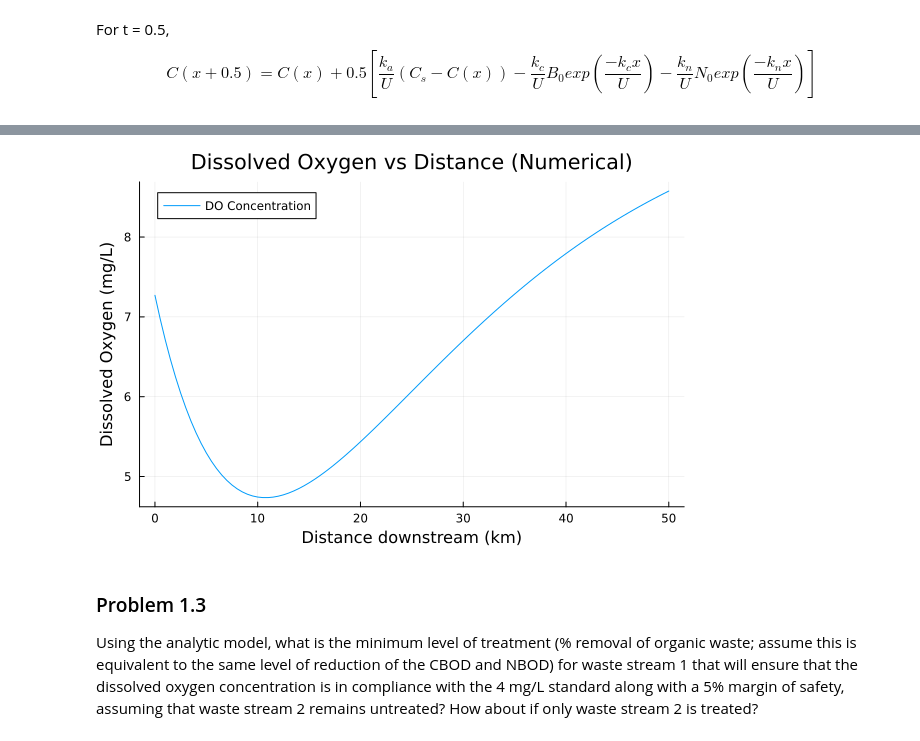
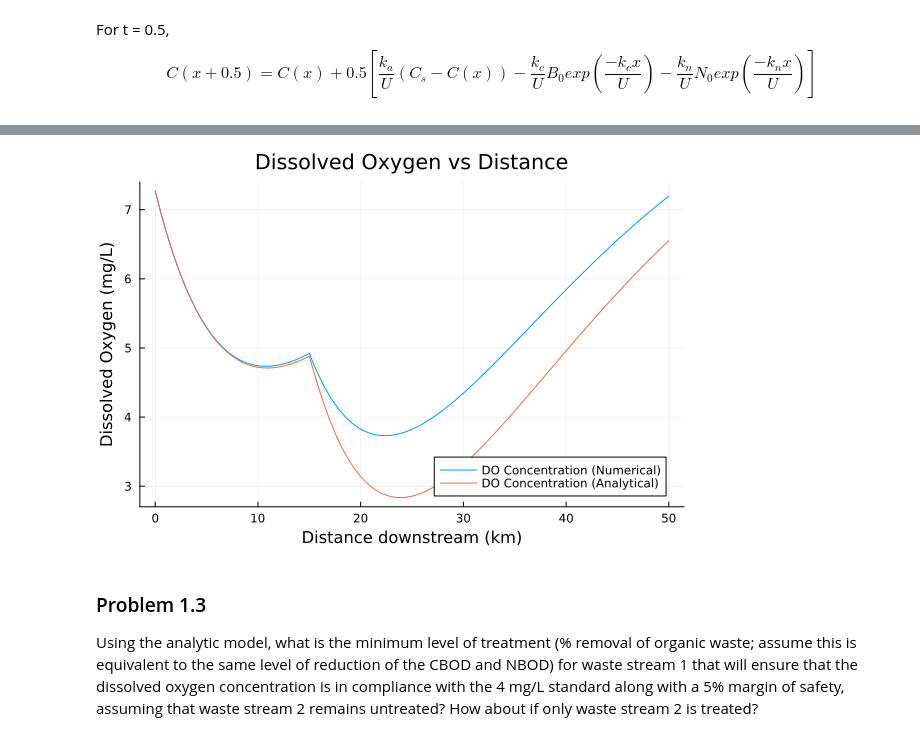
Before and after one commit to BEE4750-FA25/hw3-evtw, a Jupyter notebook: hw03.ipynb, the cells around one changed output, grey strips where cells are left out. Saved outputs shown, nothing was run; the diff lists cells and outputs as text; code cells hidden in the pictures.

```diff
--- a/hw03.ipynb
+++ b/hw03.ipynb
@@ -199,30 +199,44 @@ $$ C(x+0.5) = C(x) + 0.5[\frac{k_a}{U}(C_s-C(x)) - \frac{k_c}{U} B_0 exp(\frac{-
 # %%
 # Equation constants:
 k_a = 0.55
 k_c = 0.35
 k_n = 0.25
 C_s = 10 # mg/L
 U = 6 # km/d
 
-function simulate_timestep(C, C0, B0, N0)
-    return k_a/U*(C_s - C) - k_c/U*B0*exp(-k_c*C0/U) - k_n/U*N0*exp(-k_n*C0/U)
+function simulate_timestep1(C, i, C0, B0, N0)
+    return k_a/U*(C_s - C) - k_c/U*B0*exp(-k_c*i/U) - k_n/U*N0*exp(-k_n*i/U)
+end
+
+function simulate_timestep2(C, i, C0, B0, N0)
+    return k_a/U*(C_s - C) - k_c/U*B0*exp(-k_c*(i-15)/U) - k_n/U*N0*exp(-k_n*(i-15)/U)
 end
 
 function simulate_wastewater(C0, B0, N0, distance, dx)
     steps = Int64(distance / dx)
     C = zeros(steps + 1)
     C[1] = C0
     for i in 1:steps
-        C[i+1] = C[i] + dx * simulate_timestep(C[i], i*dx, B0, N0)
+        if i*dx <= 15
+            C[i+1] = C[i] + dx * simulate_timestep1(C[i], i*dx, C0, B0, N0)
+        else
+            if i*dx == 15
+                C0 = C[i]*110/125 + 5*15/125
+                B0 = (B0 - B0*exp(-k_c*i/U))*110/125 + 45*15/125
+                N0 = (N0 - N0*exp(-k_c*i/U))*110/125 + 45*15/125
+            end
+            C[i+1] = C[i] + dx * simulate_timestep2(C[i], i*dx, C0, B0, N0)
+        end
     end
     return C
 end
 
 simulate_wastewater(7.27, 9.09, 7.73, 50, 0.5)
 
-plot(distance_range, simulate_wastewater(7.27, 9.09, 7.73, 50, 0.5), xlabel="Distance downstream (km)", ylabel="Dissolved Oxygen (mg/L)", title="Dissolved Oxygen vs Distance (Numerical)", label="DO Concentration",legend=true)
+plot(distance_range, simulate_wastewater(7.27, 9.09, 7.73, 50, 0.5), xlabel="Distance downstream (km)", ylabel="Dissolved Oxygen (mg/L)", title="Dissolved Oxygen vs Distance", label="DO Concentration (Numerical)",legend=true)
+plot!(distance_range, DO_values, label="DO Concentration (Analytical)",legend=true)
 # %% [output]
-[figure, old version]
+[figure, new version]
 # %% [markdown]
 ### Problem 1.3
 
```
Also changed, not shown: parts of 3 cells of this notebook.
